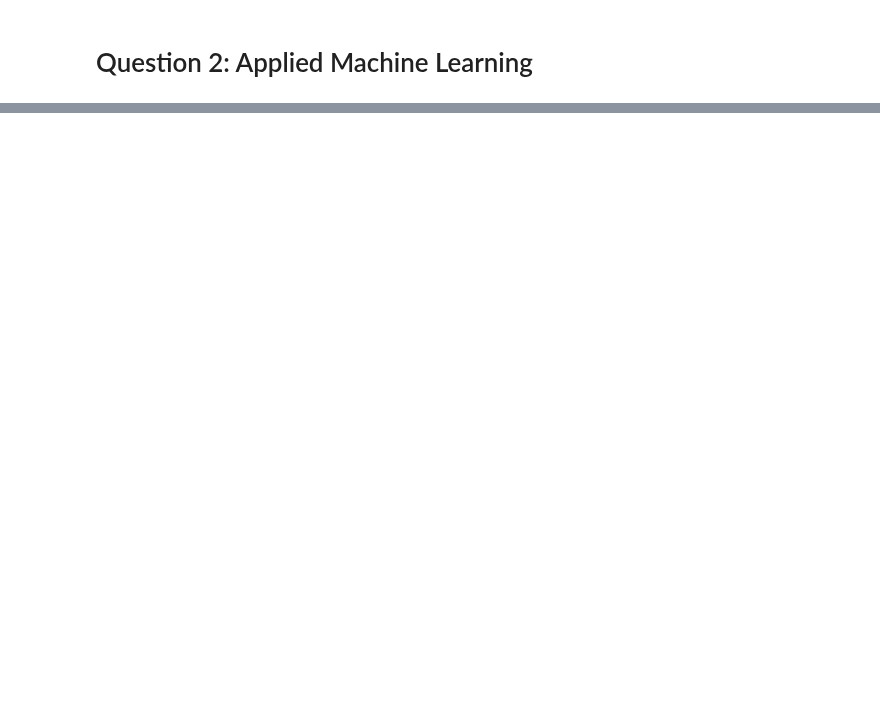
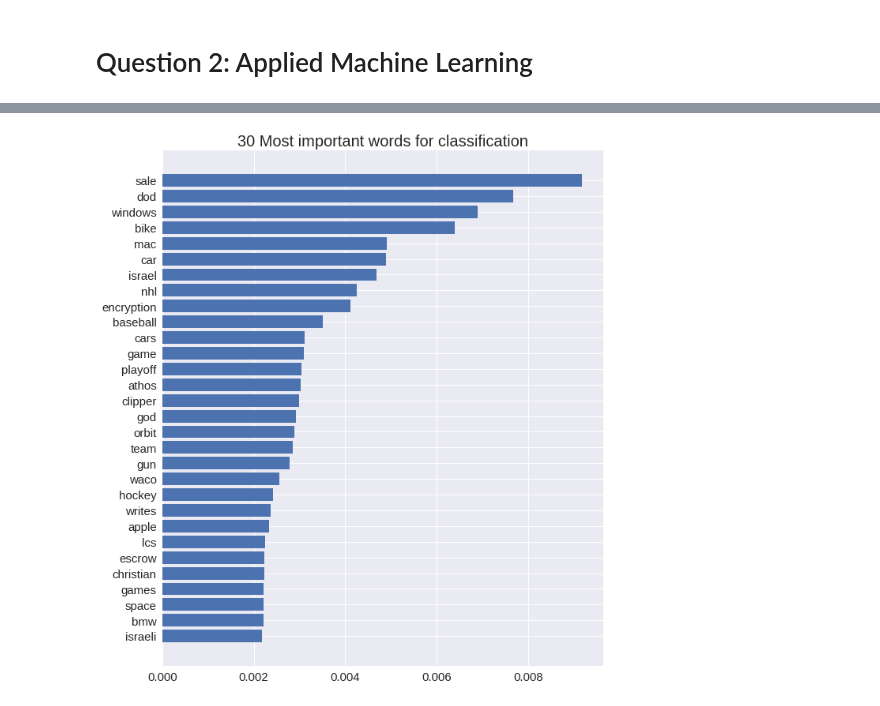
Before and after one commit to vincenzobaz/VBTALL-ADA2017, a Jupyter notebook: Homework 4.ipynb, the cells around one changed output, grey strips where cells are left out. Drawn from its saved outputs; the diff is of its cells as text; code cells hidden in the pictures; blank space fills up the shorter version.

```diff
--- a/Homework 4.ipynb
+++ b/Homework 4.ipynb
@@ -103,0 +136,14 @@ plt.plot([a[2] for a in a])
+# %%
+N = 30
+words = [vocabulary[idx] for idx in indices[-N:]]
+
+fig, ax = plt.subplots(figsize=(10, 12))
+
+ax.barh(range(N), importances[-N:], tick_label=words)
+
+ax.set_title(str(N) + ' Most important words for classification').set_size(20)
+
+for tick in [*ax.get_xticklabels(), *ax.get_yticklabels()]:
+    tick.set_size(15)
+# %% [output]
+[figure, added]
```
Also changed, not shown: parts of 27 cells of this notebook.
